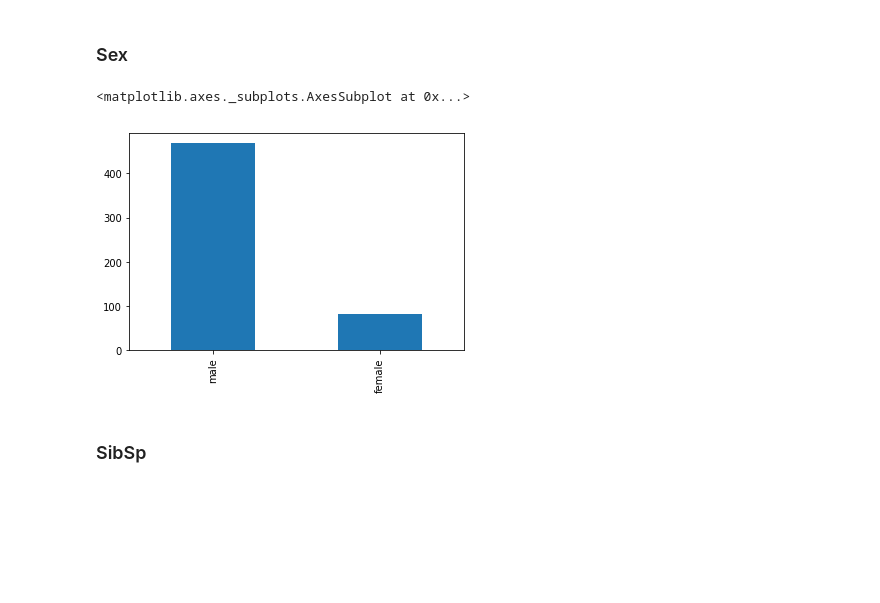
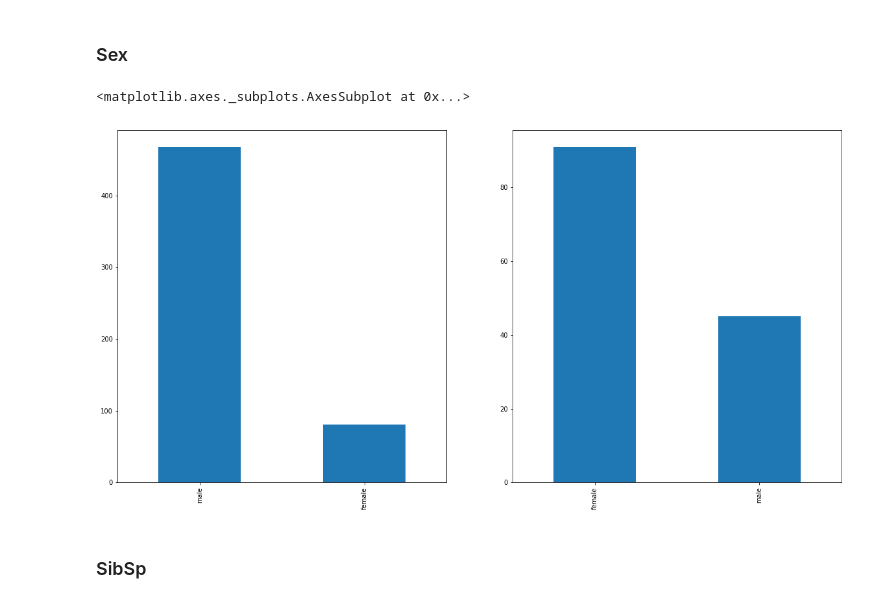
Before and after one commit to d4vidbiertmpl/kaggle-titanic, a Jupyter notebook: Kaggle_Titanic.ipynb, the cells around one changed output. Drawn from its saved outputs; the diff is of its cells as text; code cells hidden in the pictures; blank space fills up the shorter version.

```diff
--- a/Kaggle_Titanic.ipynb
+++ b/Kaggle_Titanic.ipynb
@@ -194,7 +195,2 @@ df[df.Pclass==0]
 # %% [markdown]
 ### Sex
-# %%
-df[df.Survived==0].Sex.value_counts().plot(kind="bar")
-# %% [output]
-<matplotlib.axes._subplots.AxesSubplot at 0x...>
-[figure, removed]
@@ -207,3 +197,11 @@ df['Sex'].replace('female', 1, inplace=True)
+# %%
+fig, axs = plt.subplots(1,2)
+
+df[df.Survived==0].Sex.value_counts().plot(kind="bar", ax=axs[0], figsize=(20,10))
+df[(df.Survived==1)& (df.Pclass==1)].Sex.value_counts().plot(kind="bar",  ax=axs[1], figsize=(20,10))
+# %% [output]
+<matplotlib.axes._subplots.AxesSubplot at 0x...>
+[figure, added]
 # %% [markdown]
 ### SibSp
 # %%
```
Also changed, not shown: parts of 32 cells of this notebook, 1 other file.
